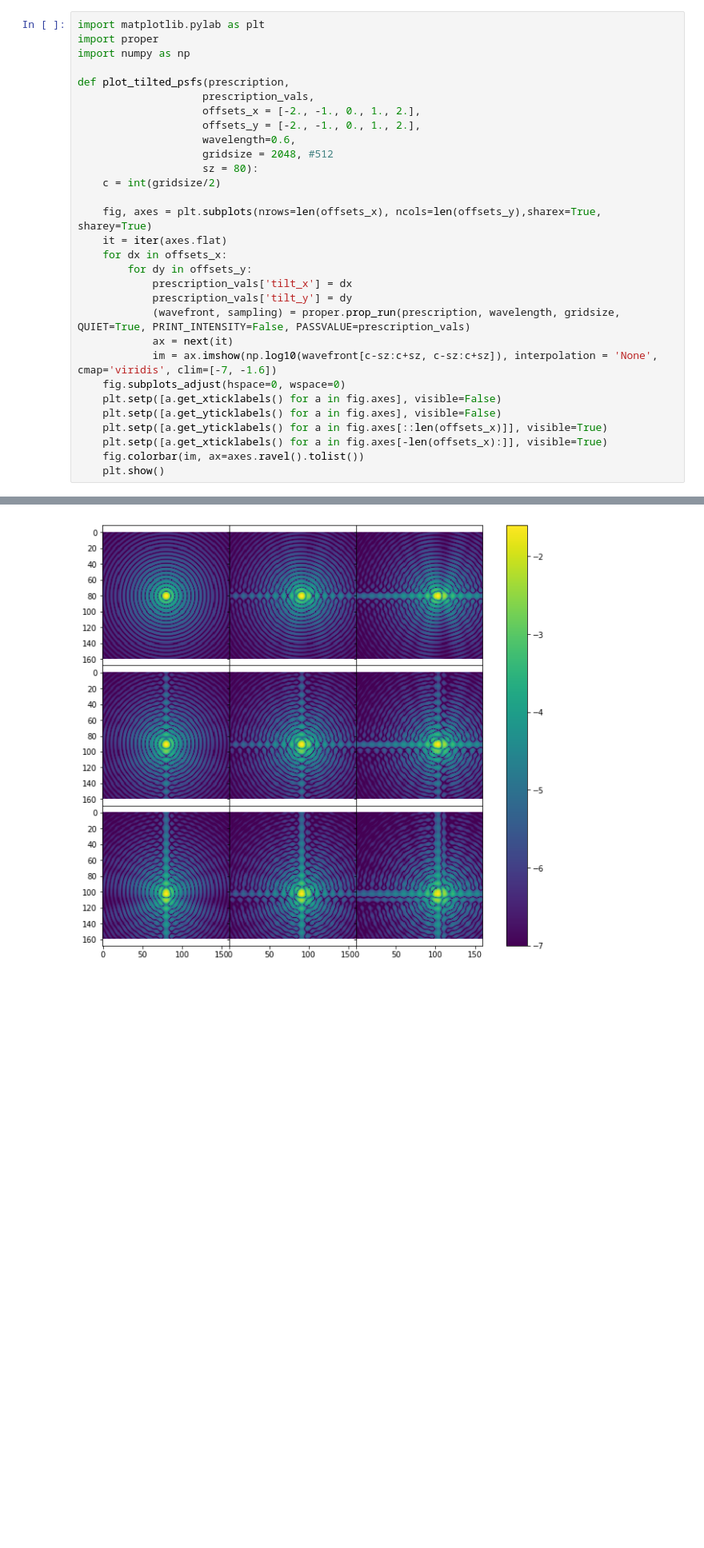
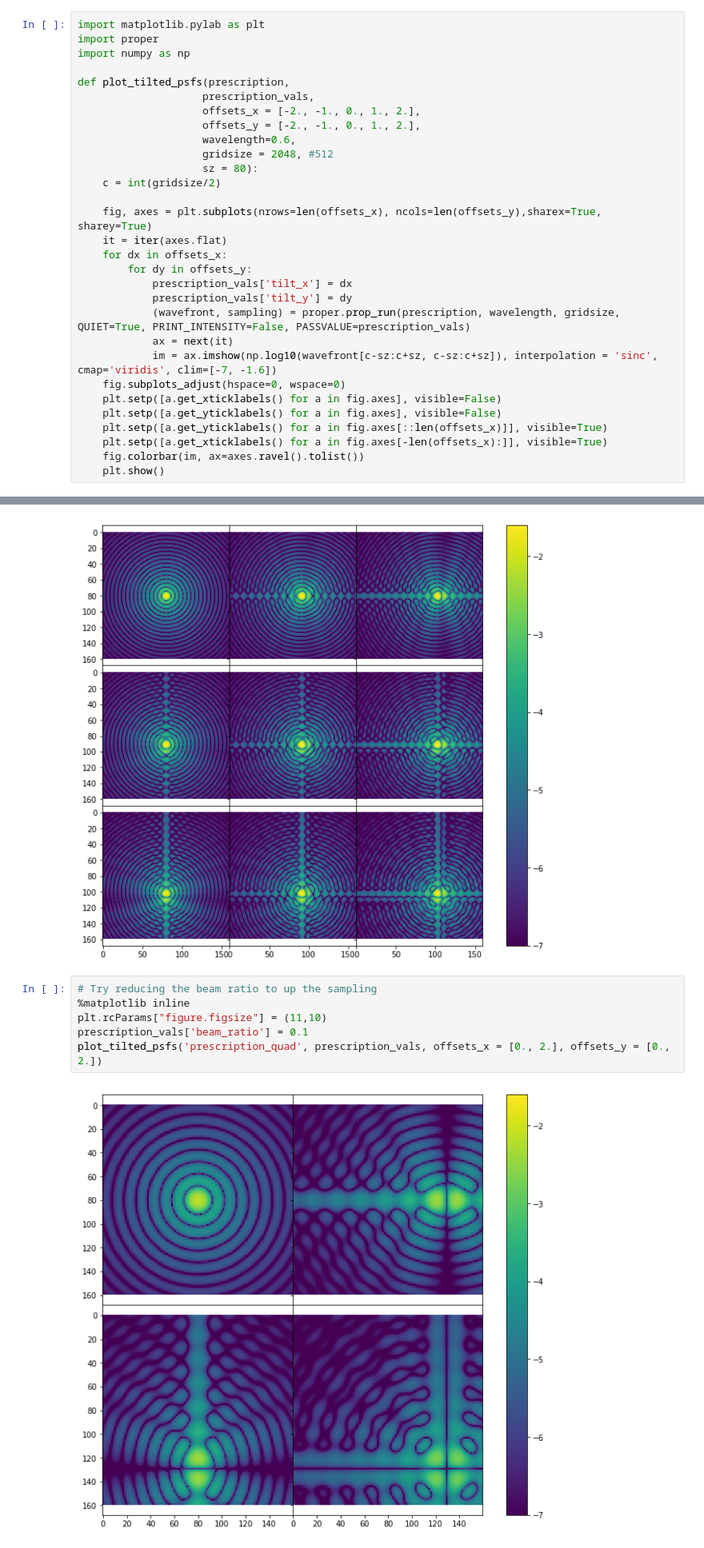
Before and after one commit to benjaminpope/toliman, a Jupyter notebook: image_modelling/PROPER quadratic off-axis.ipynb, the cells around one changed output, grey strips where cells are left out. Shown at 80% size. Saved outputs shown, nothing was run; the diff lists cells and outputs as text; blank space fills up the shorter version.

```diff
--- a/image_modelling/PROPER quadratic off-axis.ipynb
+++ b/image_modelling/PROPER quadratic off-axis.ipynb
@@ -34,7 +34,7 @@ def plot_tilted_psfs(prescription,
             prescription_vals['tilt_y'] = dy
             (wavefront, sampling) = proper.prop_run(prescription, wavelength, gridsize, QUIET=True, PRINT_INTENSITY=False, PASSVALUE=prescription_vals)
             ax = next(it)
-            im = ax.imshow(np.log10(wavefront[c-sz:c+sz, c-sz:c+sz]), interpolation = 'None', cmap='viridis', clim=[-7, -1.6])
+            im = ax.imshow(np.log10(wavefront[c-sz:c+sz, c-sz:c+sz]), interpolation = 'sinc', cmap='viridis', clim=[-7, -1.6])
     fig.subplots_adjust(hspace=0, wspace=0)
     plt.setp([a.get_xticklabels() for a in fig.axes], visible=False)
     plt.setp([a.get_yticklabels() for a in fig.axes], visible=False)
@@ -58,3 +58,11 @@ plt.rcParams["figure.figsize"] = (11,10)
 plot_tilted_psfs('prescription_quad_tiltafter', prescription_vals, offsets_x = [0., 1., 2.], offsets_y = [0., 1., 2.])
 # %% [output]
 [figure]
+# %%
+# Try reducing the beam ratio to up the sampling
+%matplotlib inline
+plt.rcParams["figure.figsize"] = (11,10)
+prescription_vals['beam_ratio'] = 0.1
+plot_tilted_psfs('prescription_quad', prescription_vals, offsets_x = [0., 2.], offsets_y = [0., 2.])
+# %% [output]
+[figure, added]
```
Also changed, not shown: parts of 1 cell of this notebook, 1 other file.
